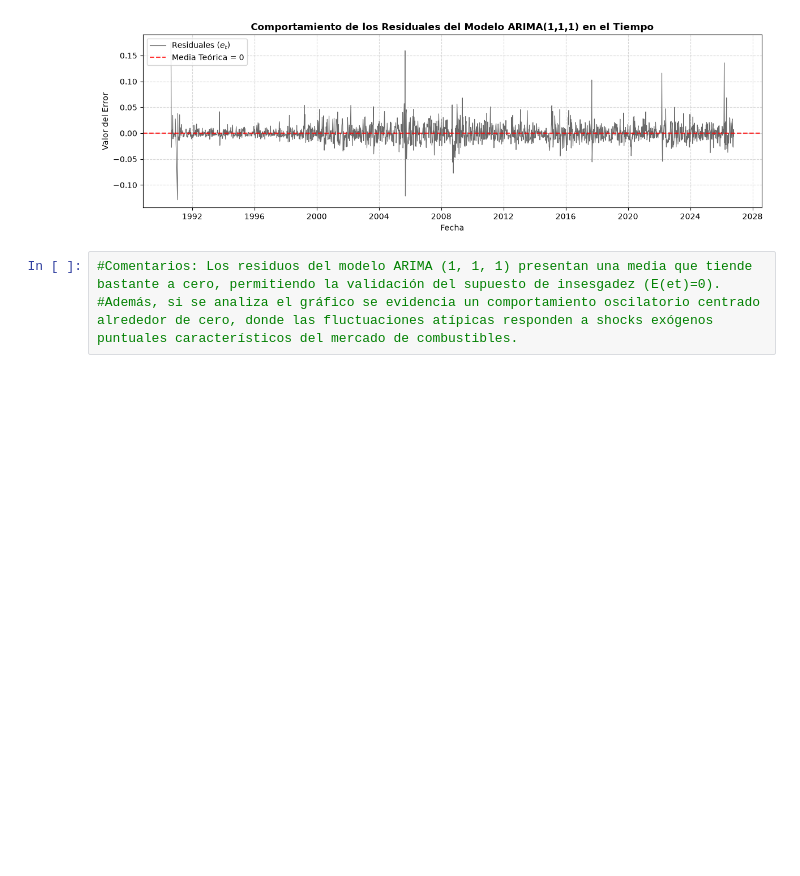
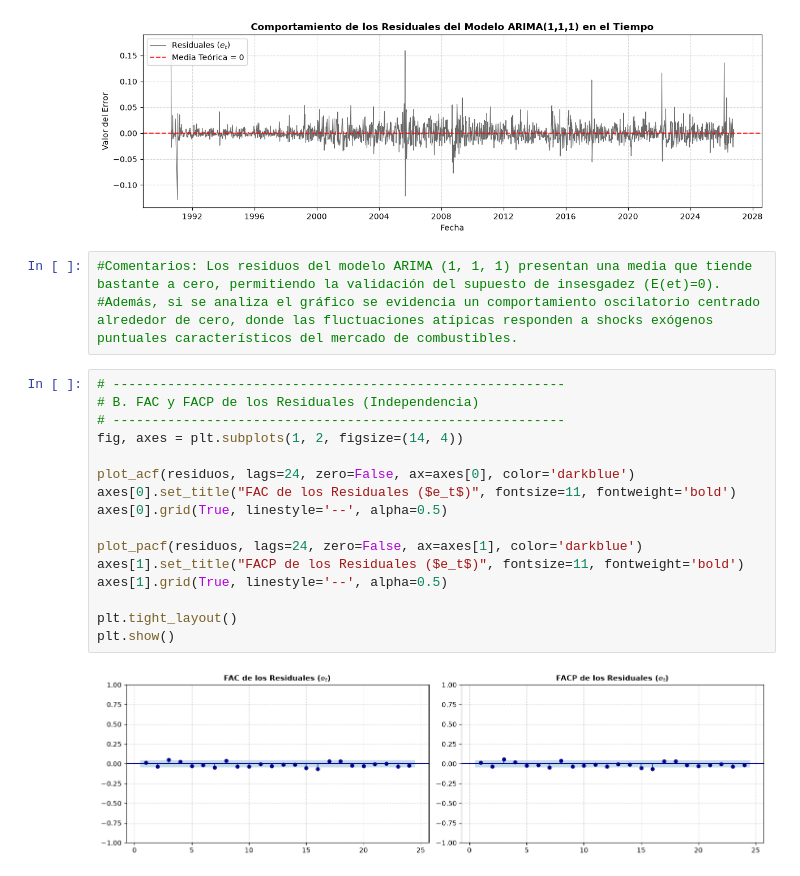
Before and after one commit to dtorrespi-hue/Poster-econometria-II, a Jupyter notebook: PostereconometriaII.ipynb, the cells around one changed output. Cells and saved outputs as stored; diff of their text form; blank space fills up the shorter version.

Commit message:
Resultados satisfactorios en FAC y FACP
Genuinamente me alegra mucho ver esas gráficas y ver el comportamiento dentro de las bandas azules es hermoso.
:)

```diff
--- a/PostereconometriaII.ipynb
+++ b/PostereconometriaII.ipynb
@@ -355,3 +355,21 @@ dtype: float64
 # %%
 #Comentarios: Los residuos del modelo ARIMA (1, 1, 1) presentan una media que tiende bastante a cero, permitiendo la validación del supuesto de insesgadez (E(et)=0).
 #Además, si se analiza el gráfico se evidencia un comportamiento oscilatorio centrado alrededor de cero, donde las fluctuaciones atípicas responden a shocks exógenos puntuales característicos del mercado de combustibles.
+# %%
+# ----------------------------------------------------------
+# B. FAC y FACP de los Residuales (Independencia)
+# ----------------------------------------------------------
+fig, axes = plt.subplots(1, 2, figsize=(14, 4))
+
+plot_acf(residuos, lags=24, zero=False, ax=axes[0], color='darkblue')
+axes[0].set_title("FAC de los Residuales ($e_t$)", fontsize=11, fontweight='bold')
+axes[0].grid(True, linestyle='--', alpha=0.5)
+
+plot_pacf(residuos, lags=24, zero=False, ax=axes[1], color='darkblue')
+axes[1].set_title("FACP de los Residuales ($e_t$)", fontsize=11, fontweight='bold')
+axes[1].grid(True, linestyle='--', alpha=0.5)
+
+plt.tight_layout()
+plt.show()
+# %% [output]
+[figure, added]
```
Also changed, not shown: parts of 1 cell of this notebook.
